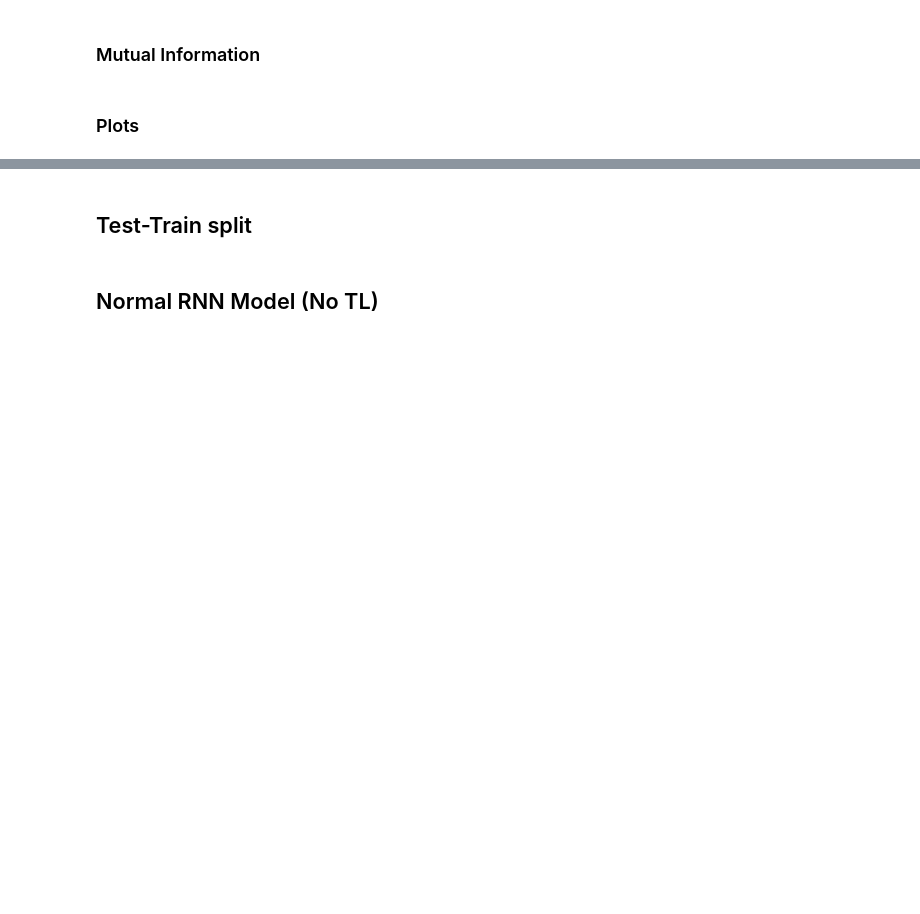
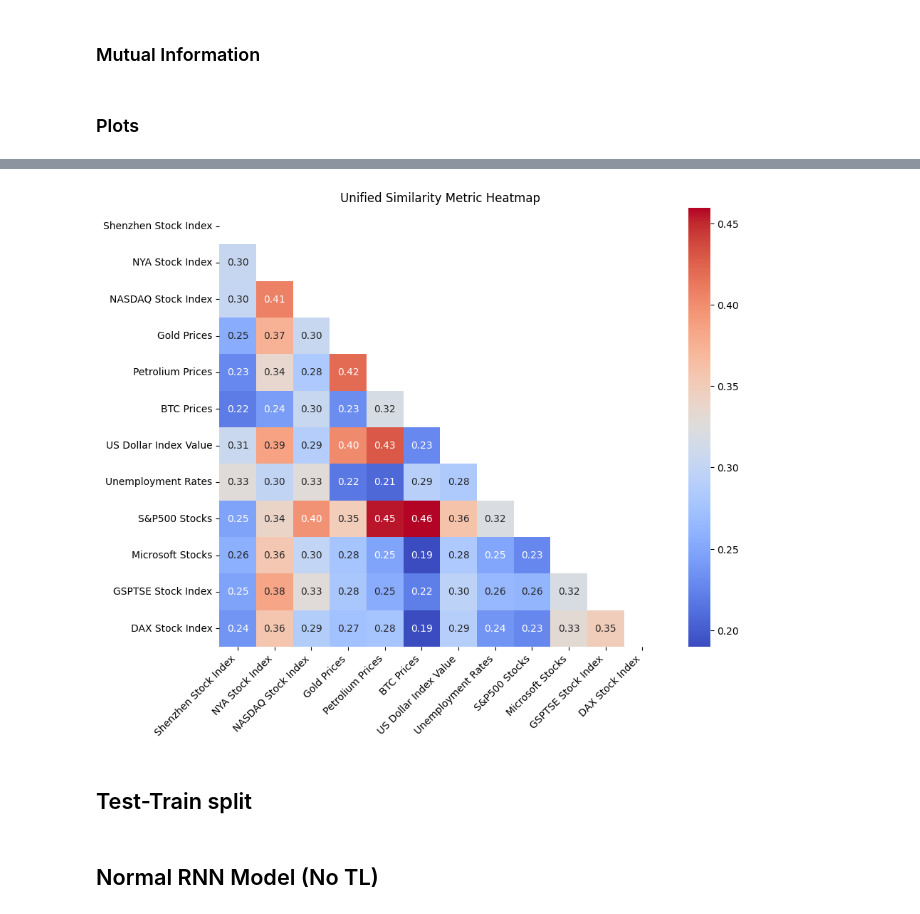
Before and after one commit to kimkynningsrud/MasterThesis2024, a Jupyter notebook: code.ipynb, the cells around one changed output, grey strips where cells are left out. Saved outputs shown, nothing was run; the diff lists cells and outputs as text; code cells hidden in the pictures; blank space fills up the shorter version.

```diff
--- a/code.ipynb
+++ b/code.ipynb
@@ -552,3 +616,31 @@ plt.show()
+# %%
+
+# Normalize DTW (lower is better, so we invert it)
+# Assuming DTW values are all positive; if they can be zero, add a small constant to avoid division by zero
+dtw_normalized = 1 / (1 + dtw_df)
+
+# Normalize Cross Correlation (higher absolute values are better)
+# Here we assume all values are positive; if not, take the absolute value before normalization
+cross_corr_normalized = cross_corr_df / cross_corr_df.max().max()
+
+# Normalize Pearson Correlation (scale of -1 to 1, convert to 0 to 1)
+pearson_normalized = (pearson_correlation_df + 1) / 2
+
+# Normalize Mutual Information (higher is better)
+# Assuming MI values are all positive
+mi_normalized = mi_matrix_df / mi_matrix_df.max().max()
+
+# Combine normalized metrics by averaging them
+unified_metric_df = (dtw_normalized + cross_corr_normalized + pearson_normalized + mi_normalized) / 4
+
+
+plt.figure(figsize=(10, 8))
+sns.heatmap(unified_metric_df, annot=True, fmt=".2f", cmap='coolwarm')
+plt.xticks(rotation=45, ha='right')
+plt.title('Unified Similarity Metric Heatmap')
+plt.show()
+# %% [output]
+[figure, added]
 # %% [markdown]
 ## Test-Train split
 # %%
```
Also changed, not shown: parts of 42 cells of this notebook.
